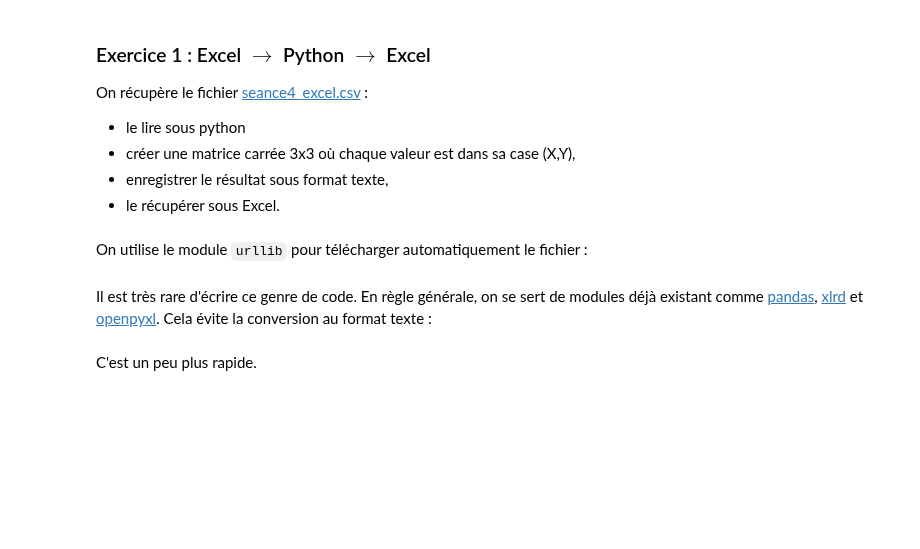
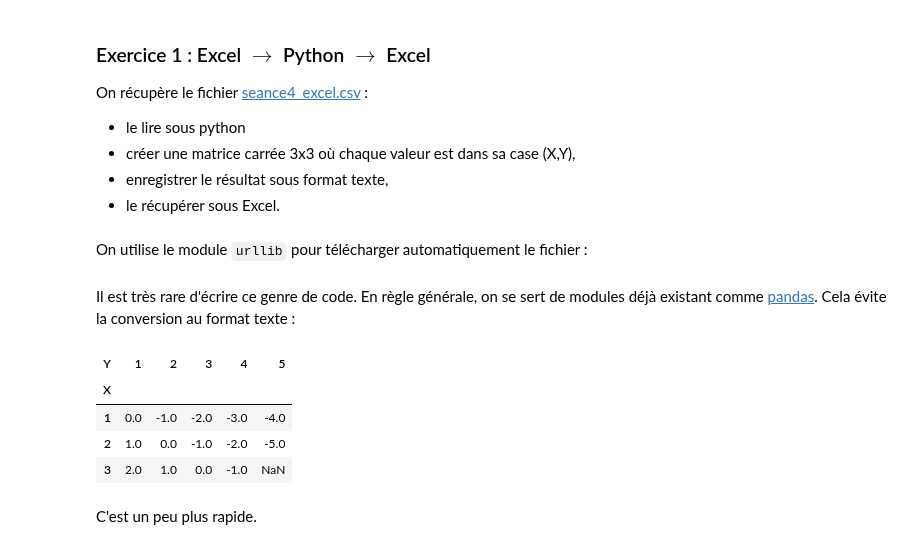
Before and after one commit to sdpython/teachpyx, a Jupyter notebook: _doc/practice/tds-base/module_file_regex_correction.ipynb, the cells around one changed output. Cells and saved outputs as stored; diff of their text form; code cells hidden in the pictures; blank space fills up the shorter version.

```diff
--- a/_doc/practice/tds-base/module_file_regex_correction.ipynb
+++ b/_doc/practice/tds-base/module_file_regex_correction.ipynb
@@ -37,12 +37,18 @@ with open("seance4_excel_mat.csv", "w") as f:
 # %% [markdown]
-Il est très rare d'écrire ce genre de code. En règle générale, on se sert de modules déjà existant comme [pandas](http://pandas.pydata.org/), [xlrd](http://www.python-excel.org/) et  [openpyxl](http://pythonhosted.org/openpyxl/). Cela évite la conversion au format texte :
+Il est très rare d'écrire ce genre de code. En règle générale, on se sert de modules déjà existant comme [pandas](http://pandas.pydata.org/). Cela évite la conversion au format texte :
 # %%
 import pandas
 
-df = pandas.read_excel("seance4_excel.xlsx", sheet_name="Feuil1", engine="openpyxl")
-mat = df.pivot("X", "Y", "value")
-mat.to_excel("seance4_excel_mat.xlsx")
+df = pandas.read_csv("seance4_excel.csv")
+mat = df.pivot(index="X", columns="Y", values="value")
+mat.to_csv("seance4_excel_mat.csv")
 mat
+# %% [output]
+| Y | 1 | 2 | 3 | 4 | 5 |
+| X |  |  |  |  |  |
+| 1 | 0.0 | -1.0 | -2.0 | -3.0 | -4.0 |
+| 2 | 1.0 | 0.0 | -1.0 | -2.0 | -5.0 |
+| 3 | 2.0 | 1.0 | 0.0 | -1.0 | NaN |
 # %% [markdown]
 C'est un peu plus rapide.
 # %% [markdown]
```
Also changed, not shown: parts of 17 cells of this notebook, 5 other files.
